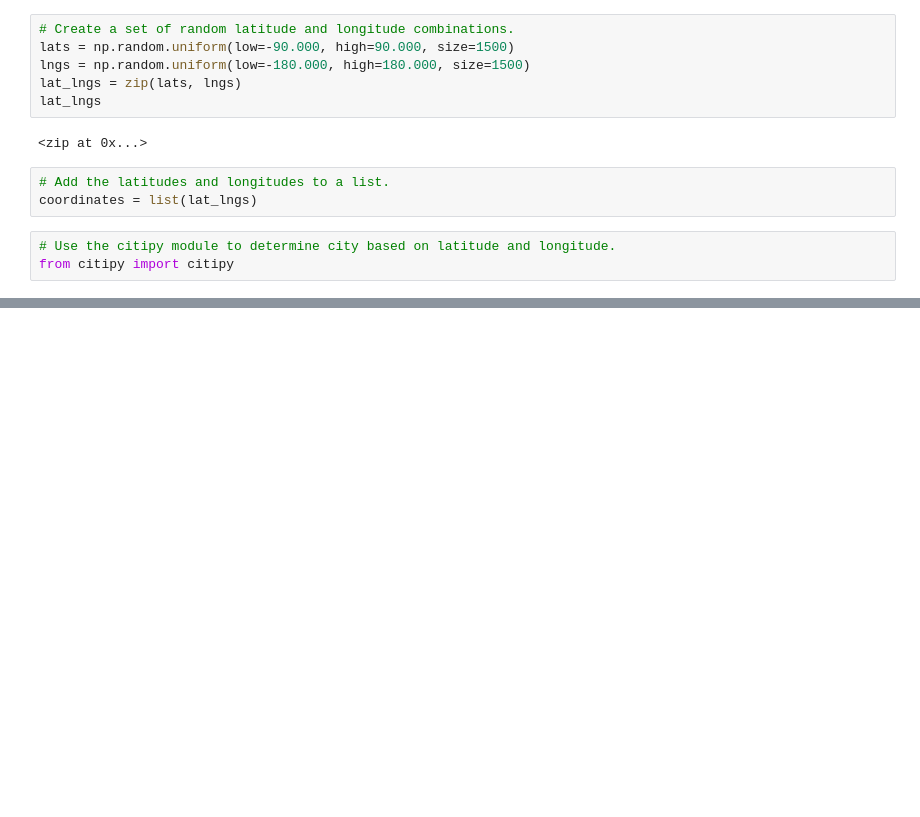
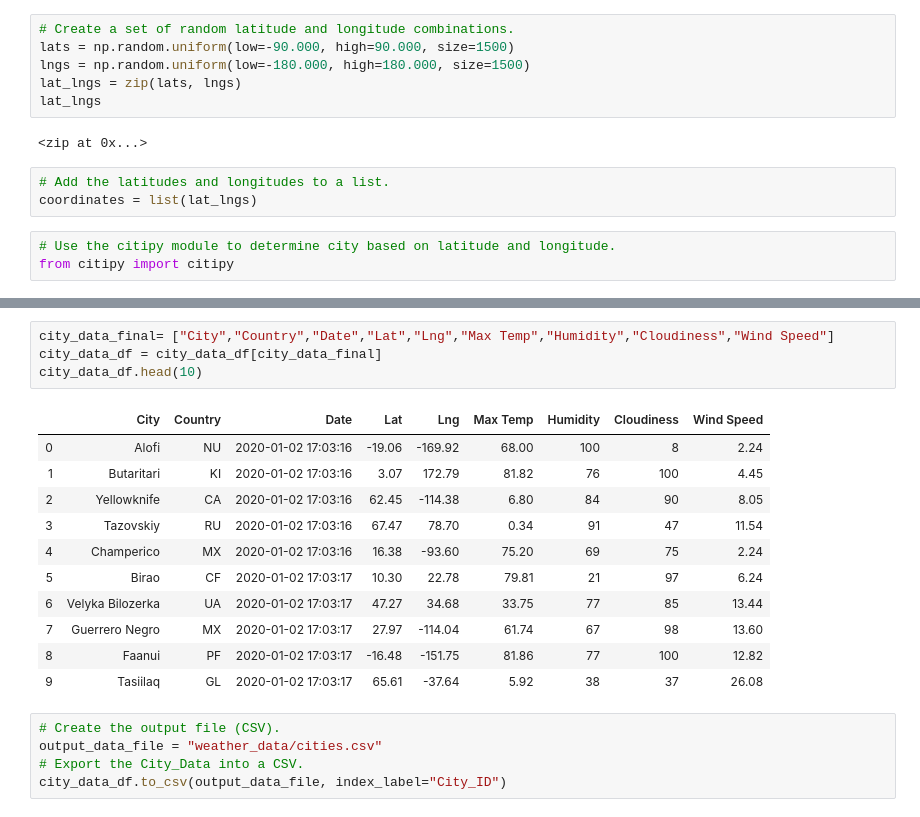
Before and after one commit to Ely-John/World_Weather_Analysis, a Jupyter notebook: WeatherPy.ipynb, the cells around one changed output, grey strips where cells are left out. Cells and saved outputs as stored; diff of their text form; blank space fills up the shorter version.

```diff
--- a/WeatherPy.ipynb
+++ b/WeatherPy.ipynb
@@ -33,0 +233,21 @@ len(cities)
+# %%
+city_data_final= ["City","Country","Date","Lat","Lng","Max Temp","Humidity","Cloudiness","Wind Speed"]
+city_data_df = city_data_df[city_data_final]
+city_data_df.head(10)
+# %% [output]
+|  | City | Country | Date | Lat | Lng | Max Temp | Humidity | Cloudiness | Wind Speed |
+| 0 | Alofi | NU | 2020-01-02 17:03:16 | -19.06 | -169.92 | 68.00 | 100 | 8 | 2.24 |
+| 1 | Butaritari | KI | 2020-01-02 17:03:16 | 3.07 | 172.79 | 81.82 | 76 | 100 | 4.45 |
+| 2 | Yellowknife | CA | 2020-01-02 17:03:16 | 62.45 | -114.38 | 6.80 | 84 | 90 | 8.05 |
+| 3 | Tazovskiy | RU | 2020-01-02 17:03:16 | 67.47 | 78.70 | 0.34 | 91 | 47 | 11.54 |
+| 4 | Champerico | MX | 2020-01-02 17:03:16 | 16.38 | -93.60 | 75.20 | 69 | 75 | 2.24 |
+| 5 | Birao | CF | 2020-01-02 17:03:17 | 10.30 | 22.78 | 79.81 | 21 | 97 | 6.24 |
+| 6 | Velyka Bilozerka | UA | 2020-01-02 17:03:17 | 47.27 | 34.68 | 33.75 | 77 | 85 | 13.44 |
+| 7 | Guerrero Negro | MX | 2020-01-02 17:03:17 | 27.97 | -114.04 | 61.74 | 67 | 98 | 13.60 |
+| 8 | Faanui | PF | 2020-01-02 17:03:17 | -16.48 | -151.75 | 81.86 | 77 | 100 | 12.82 |
+| 9 | Tasiilaq | GL | 2020-01-02 17:03:17 | 65.61 | -37.64 | 5.92 | 38 | 37 | 26.08 |
+# %%
+# Create the output file (CSV).
+output_data_file = "weather_data/cities.csv"
+# Export the City_Data into a CSV.
+city_data_df.to_csv(output_data_file, index_label="City_ID")
```
Also changed, not shown: parts of 12 cells of this notebook.
